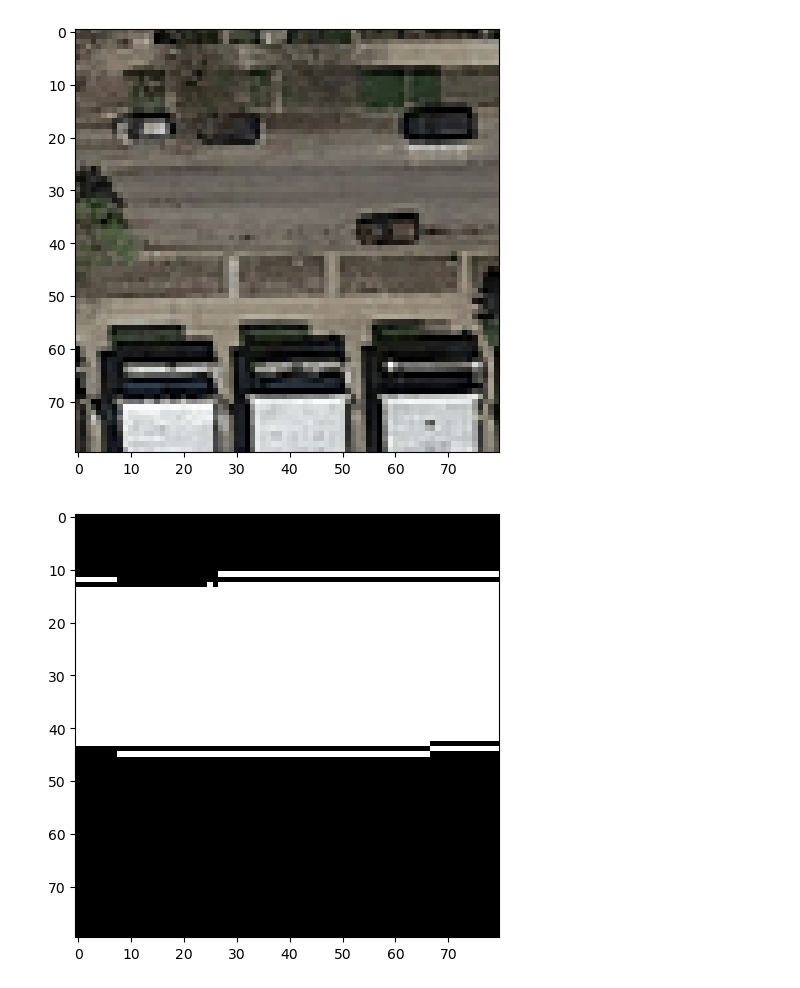
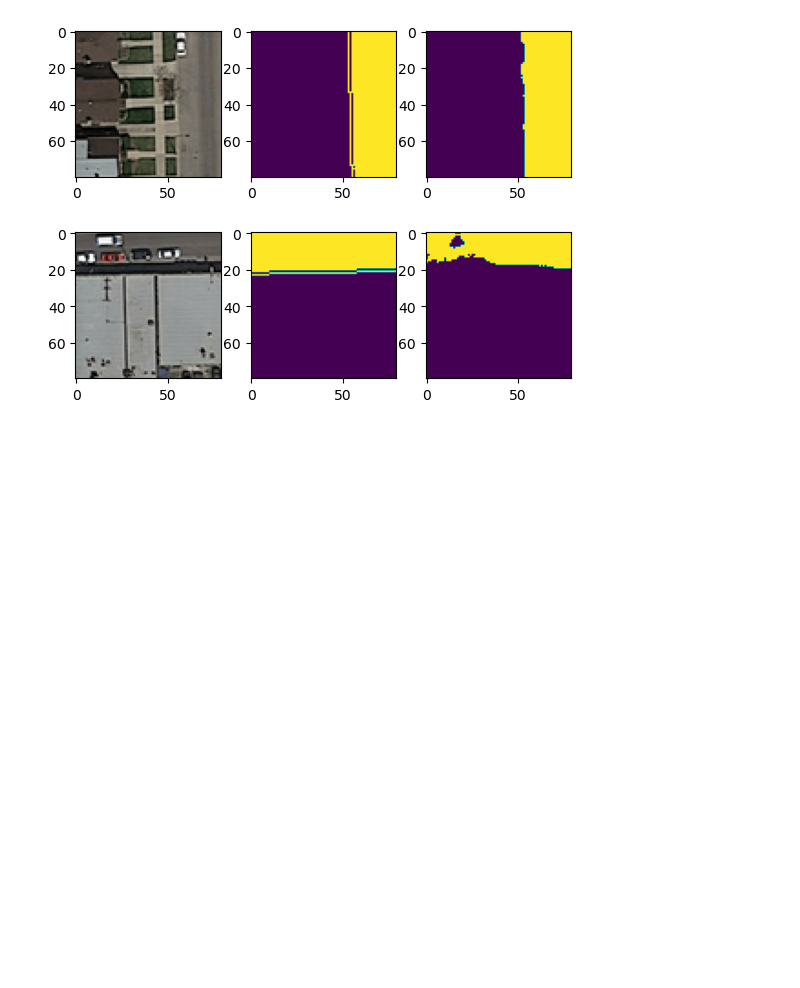
Before and after one commit to mateo762/unet-road-segmentation, a Jupyter notebook: U-Net.ipynb, the cells around one changed output. Cells and saved outputs as stored; diff of their text form; code cells hidden in the pictures; blank space fills up the shorter version.

```diff
--- a/U-Net.ipynb
+++ b/U-Net.ipynb
@@ -17,7 +17,7 @@ np.random.seed = seed
 
 IMG_WIDTH = 80
 IMG_HEIGHT = 80
-IMG_CHANNELS = 3
+IMG_CHANNELS = 4
 
 TRAIN_PATH_IMAGES = 'training/images/'
 TRAIN_PATH_GROUNDTRUTH = 'training/groundtruth/'
@@ -49,14 +49,17 @@ def split_into_patches(img, patchsize):
             sub_images.append(img[tlc[0]:tlc[0]+patchsize,tlc[1]:tlc[1]+patchsize])
     return np.array(sub_images)
 # %%
-print('Resizing training images and masks')
+print('Resizing training images and masks and adding laplace filter as a 4th channel')
 position1 = 0
 position2 = 0
+edge_kernel_laplace = np.array([[-1,-1,-1],[-1,8,-1],[-1,-1,-1]])
 for n, id_ in tqdm(enumerate(train_ids), total=len(train_ids)):
     imgs = imread(TRAIN_PATH_IMAGES + id_)[:,:,:IMG_CHANNELS]
     imgs = split_into_patches(imgs,80)
     for img in imgs:
-        X_train[position1] = img
+        gray_image = cv.cvtColor(img, cv.COLOR_BGR2GRAY)
+        edges_laplace = cv.filter2D(src=gray_image, kernel=edge_kernel_laplace, ddepth=-1)
+        X_train[position1] = np.dstack((img, edges_laplace))
         position1 += 1
     masks = imread(TRAIN_PATH_GROUNDTRUTH + id_)
     masks = split_into_patches(masks,80)
@@ -223,21 +252,16 @@ preds_test_t = (preds_test > 0.5).astype(np.uint8)
 # %%
 # Perform a sanity check on some random training samples
+fig, ax = plt.subplots(2,3)
 ix = random.randint(0, len(preds_train_t))
-imshow(X_train[ix])
-plt.show()
-imshow(np.squeeze(Y_train[ix]))
-plt.show()
-imshow(np.squeeze(preds_train_t[ix]))
-plt.show()
+ax[0,0].imshow(X_train[ix][:,:,:3])
+ax[0,1].imshow(np.squeeze(Y_train[ix][:,:,:3]))
+ax[0,2].imshow(np.squeeze(preds_train_t[ix]))
 
 # Perform a sanity check on some random validation samples
 ix = random.randint(0, len(preds_val_t))
-imshow(X_train[int(X_train.shape[0]*0.9):][ix])
+ax[1,0].imshow(X_train[int(X_train.shape[0]*0.9):][ix][:,:,:3])
+ax[1,1].imshow(np.squeeze(Y_train[int(Y_train.shape[0]*0.9):][ix][:,:,:3]))
+ax[1,2].imshow(np.squeeze(preds_val_t[ix]))
 plt.show()
-imshow(np.squeeze(Y_train[int(Y_train.shape[0]*0.9):][ix]))
-plt.show()
-imshow(np.squeeze(preds_val[ix]))
-plt.show()
 # %% [output]
-[figure, old version]
+[figure, new version]
-[figure, removed]
```
Also changed, not shown: parts of 9 cells of this notebook.
